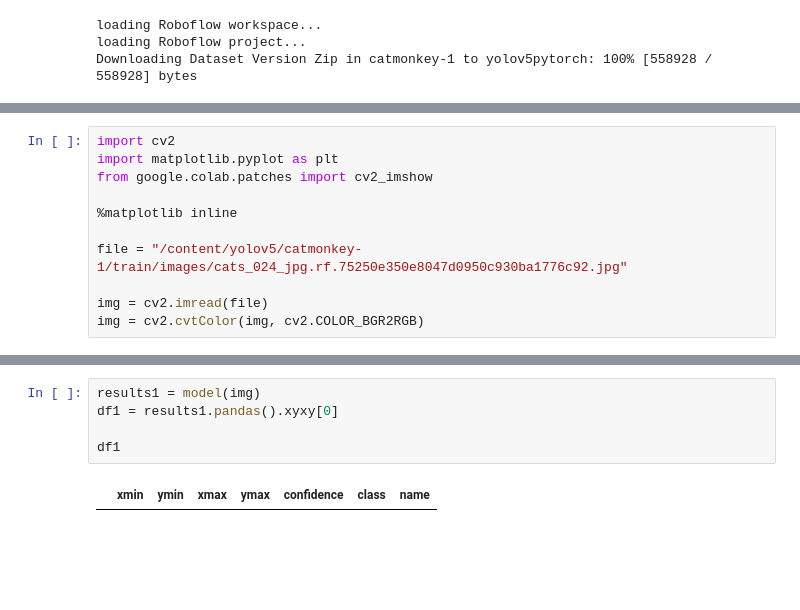
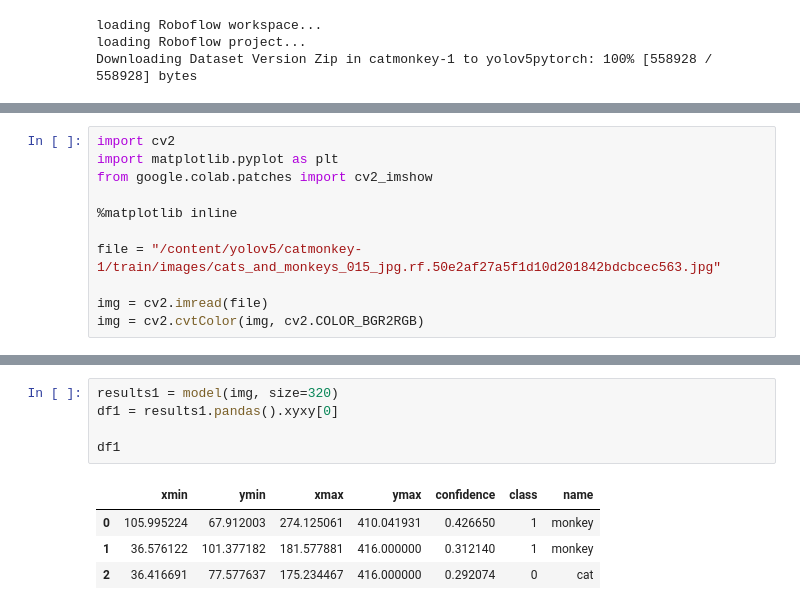
Before and after one commit to Tuchsanai/152-478-Introduction-to-Deep-Learning-for-Artificial-Intelligence-Engineering, a Jupyter notebook: 05_Image_Video_OpenCV/08_yolov5_train/YoloV5_train01.ipynb, the cells around one changed output, grey strips where cells are left out. Saved outputs shown, nothing was run; the diff lists cells and outputs as text; blank space fills up the shorter version.

```diff
--- a/05_Image_Video_OpenCV/08_yolov5_train/YoloV5_train01.ipynb
+++ b/05_Image_Video_OpenCV/08_yolov5_train/YoloV5_train01.ipynb
@@ -99,7 +87,7 @@ from google.colab.patches import cv2_imshow
 
 %matplotlib inline
 
-file = "/content/yolov5/catmonkey-1/train/images/cats_024_jpg.rf.75250e350e8047d0950c930ba1776c92.jpg"
+file = "/content/yolov5/catmonkey-1/train/images/cats_and_monkeys_015_jpg.rf.50e2af27a5f1d10d201842bdcbcec563.jpg"
 
 img = cv2.imread(file)
 img = cv2.cvtColor(img, cv2.COLOR_BGR2RGB)
@@ -162,9 +107,12 @@ Fusing layers...
 Model Summary: 213 layers, 7015519 parameters, 0 gradients, 15.8 GFLOPs
 Adding AutoShape...
 # %%
-results1 = model(img)
+results1 = model(img, size=320)
 df1 = results1.pandas().xyxy[0]
 
 df1
 # %% [output]
 |  | xmin | ymin | xmax | ymax | confidence | class | name |
+| 0 | 105.995224 | 67.912003 | 274.125061 | 410.041931 | 0.426650 | 1 | monkey |
+| 1 | 36.576122 | 101.377182 | 181.577881 | 416.000000 | 0.312140 | 1 | monkey |
+| 2 | 36.416691 | 77.577637 | 175.234467 | 416.000000 | 0.292074 | 0 | cat |
```
Also changed, not shown: parts of 14 cells of this notebook.
